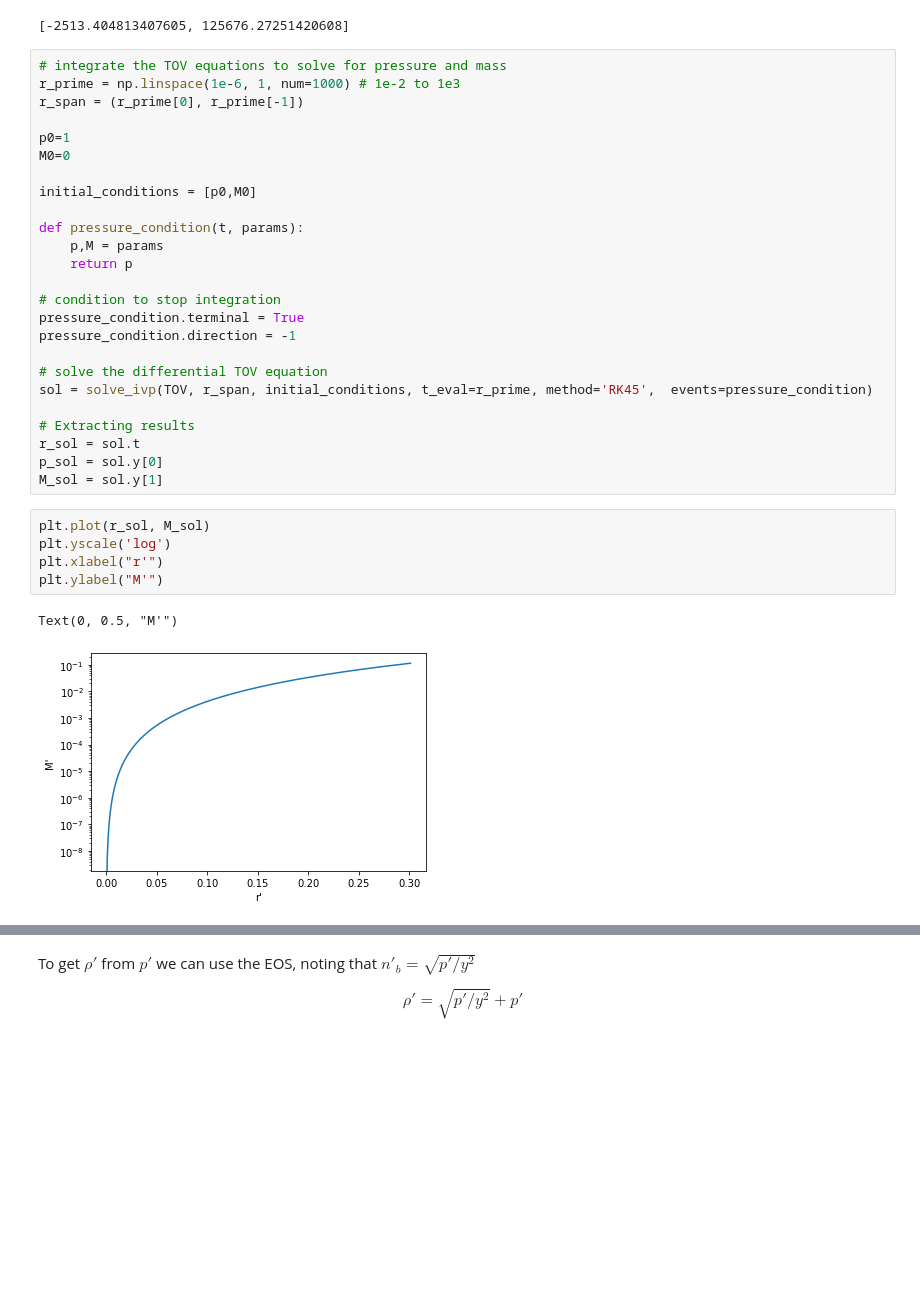
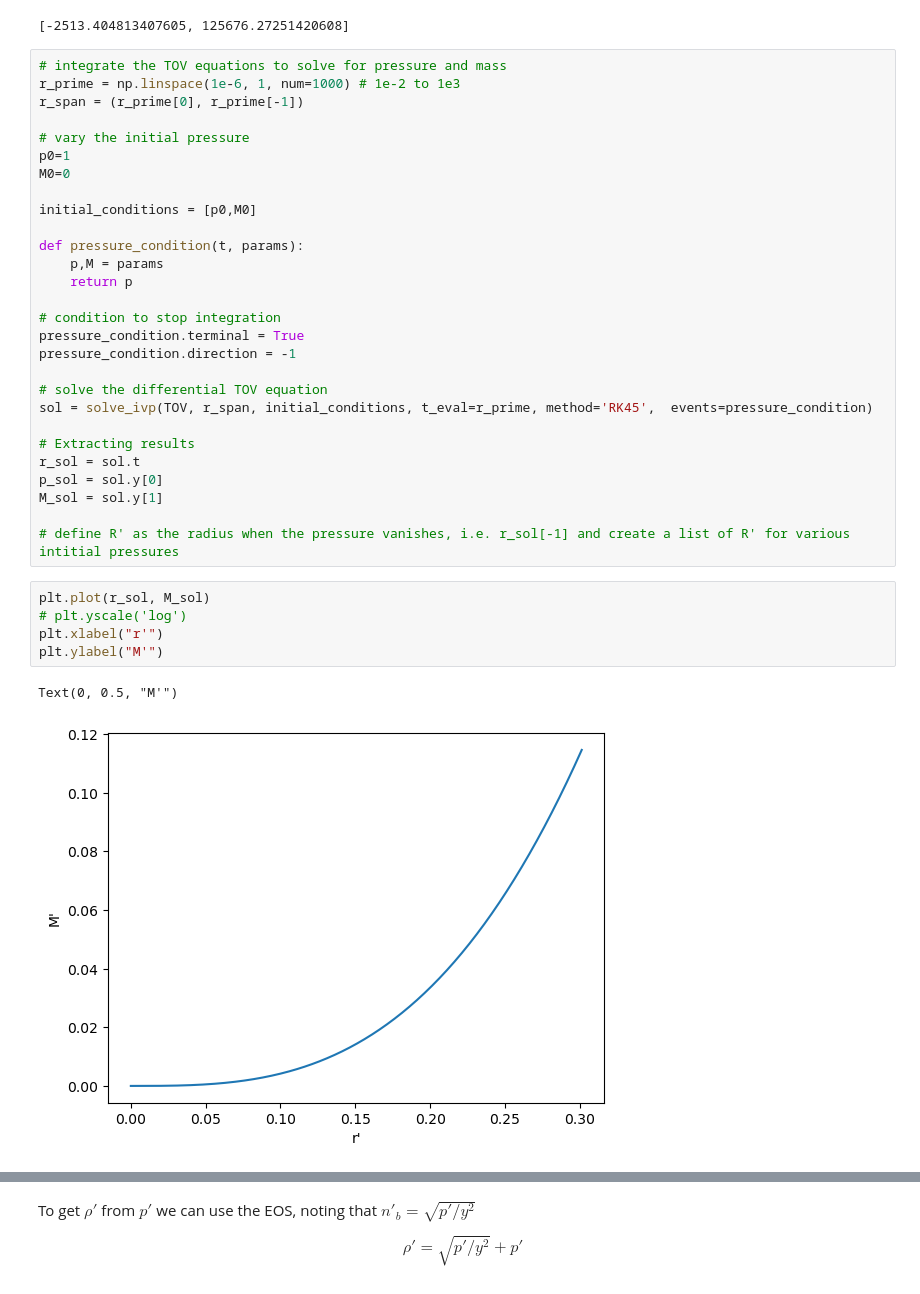
Before and after one commit to AdamSmithOrlik/dark-matter-compact-stars, a Jupyter notebook: research/dark_stars_dev.ipynb, the cells around one changed output, grey strips where cells are left out. Saved outputs shown, nothing was run; the diff lists cells and outputs as text; blank space fills up the shorter version.

```diff
--- a/research/dark_stars_dev.ipynb
+++ b/research/dark_stars_dev.ipynb
@@ -153,6 +155,7 @@ TOV(100, init)
 r_prime = np.linspace(1e-6, 1, num=1000) # 1e-2 to 1e3
 r_span = (r_prime[0], r_prime[-1])
 
+# vary the initial pressure
 p0=1
 M0=0
 
@@ -173,13 +176,15 @@ sol = solve_ivp(TOV, r_span, initial_conditions, t_eval=r_prime, method='RK45',
 r_sol = sol.t
 p_sol = sol.y[0]
 M_sol = sol.y[1]
+
+# define R' as the radius when the pressure vanishes, i.e. r_sol[-1] and create a list of R' for various intitial pressures
 # %%
 plt.plot(r_sol, M_sol)
-plt.yscale('log')
+# plt.yscale('log')
 plt.xlabel("r'")
 plt.ylabel("M'")
 # %% [output]
 Text(0, 0.5, "M'")
-[figure, old version]
+[figure, new version]
 # %%
 plt.plot(r_sol, p_sol)
```
Also changed, not shown: parts of 9 cells of this notebook, 1 other file.
